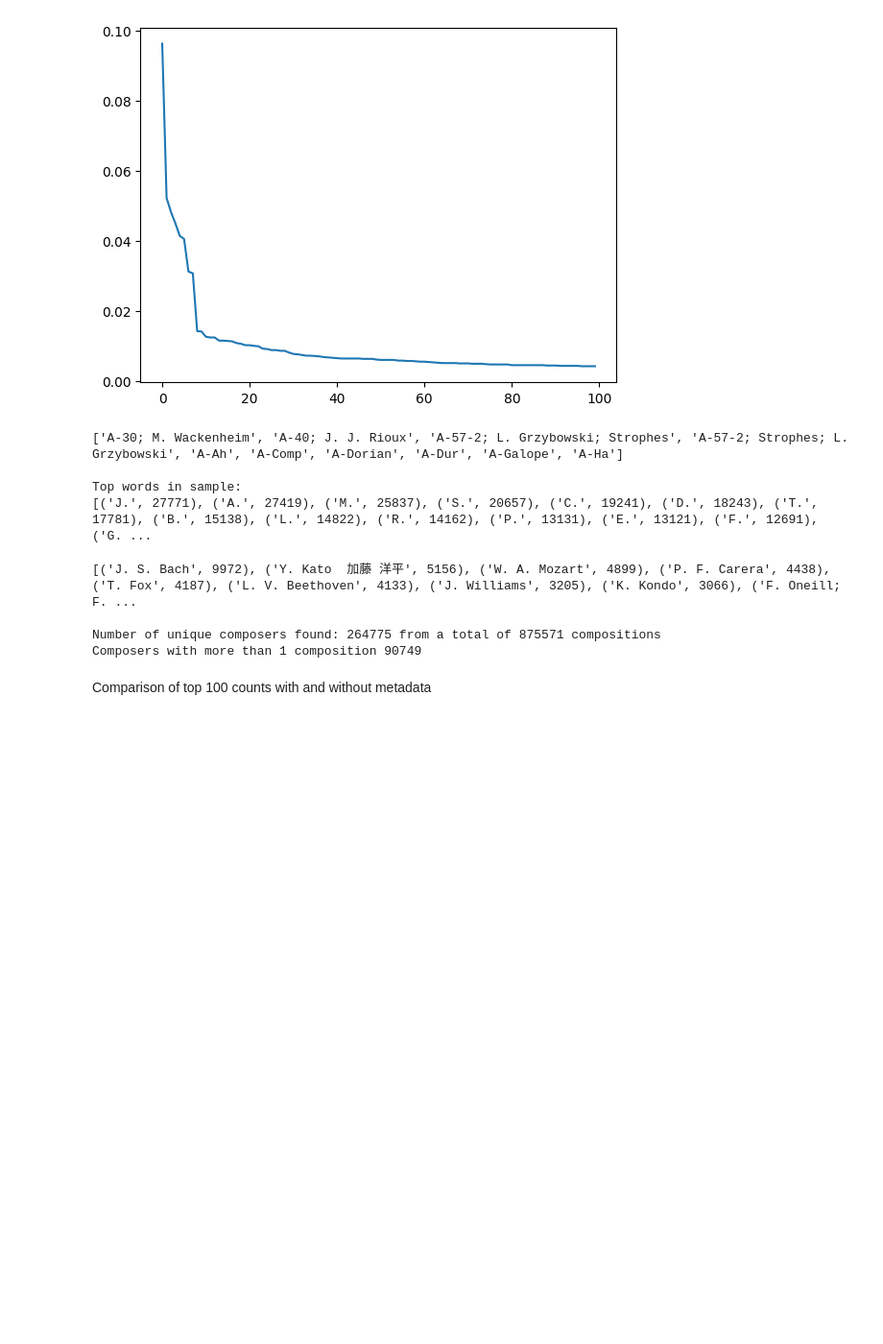
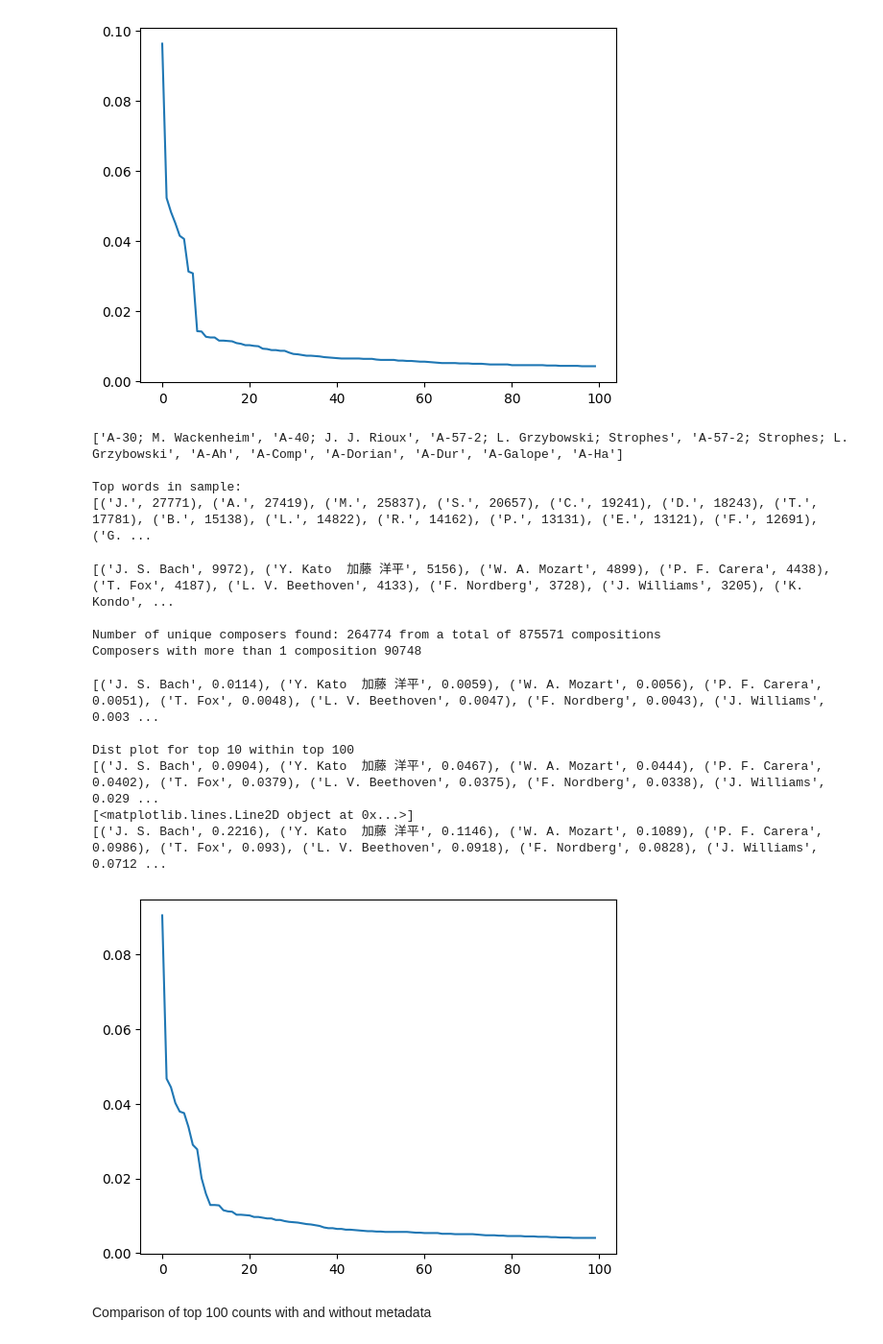
Before and after one commit to CS433-DCML-2022/ComposersClassifier, a Jupyter notebook: data/labelInspect.ipynb, the cells around one changed output. Shown at 96% size. Cells and saved outputs as stored; diff of their text form; code cells hidden in the pictures; blank space fills up the shorter version.

```diff
--- a/data/labelInspect.ipynb
+++ b/data/labelInspect.ipynb
@@ -16,7 +16,7 @@ csv.field_size_limit(sys.maxsize)
 with open("metadata.csv",'r') as meta:
     csvreader1 = csv.reader(fix_nulls(meta))
     for line in csvreader1:
-        if len(line[1])>1: compCountDirty+=1
+        if len(line[3])>1: compCountDirty+=1
         totalEntries+=1
 
 with open("slim_metadata.csv",'r') as labels:
@@ -101,17 +106,51 @@ with open("slim_all_fields_metadata.csv",'r') as labels:
         else:
             composerDictAll[line[1]] = 1
 
-sortedComposersByCount = sorted(composerDictAll.items(), key =lambda x : x[1], reverse=True)
-print(sortedComposersByCount[:50])
-print("\nNumber of unique composers found: " + str(len(sortedComposersByCount)) + " from a total of " + str(compCountSlimAll) + " compositions")
-print("Composers with more than 1 composition " + str(len([x for x in filter(lambda x: x[1]>1,sortedComposersByCount)])) )
+
+sortedComposersByCountAll = sorted(composerDictAll.items(), key =lambda x : x[1], reverse=True)
+sortedComposersByCountAll.remove(('F. Oneill; F. Nordberg', 2675))
+sortedComposersByCountAll.remove(('F. Nordberg', 1053))
+sortedComposersByCountAll.append(('F. Nordberg', 1053+2675))
+sortedComposersByCountAll = sorted(sortedComposersByCountAll, key =lambda x : x[1], reverse=True)
+
+
+print(sortedComposersByCountAll[:50])
+print("\nNumber of unique composers found: " + str(len(sortedComposersByCountAll)) + " from a total of " + str(compCountSlimAll) + " compositions")
+print("Composers with more than 1 composition " + str(len([x for x in filter(lambda x: x[1]>1,sortedComposersByCountAll)])) )
 
 # print(*sortedComposersByCount[:100], sep = "\n")
 # %% [output]
-[('J. S. Bach', 9972), ('Y. Kato  加藤 洋平', 5156), ('W. A. Mozart', 4899), ('P. F. Carera', 4438), ('T. Fox', 4187), ('L. V. Beethoven', 4133), ('J. Williams', 3205), ('K. Kondo', 3066), ('F. Oneill; F. ...
+[('J. S. Bach', 9972), ('Y. Kato  加藤 洋平', 5156), ('W. A. Mozart', 4899), ('P. F. Carera', 4438), ('T. Fox', 4187), ('L. V. Beethoven', 4133), ('F. Nordberg', 3728), ('J. Williams', 3205), ('K. Kondo', ...
 
-Number of unique composers found: 264775 from a total of 875571 compositions
-Composers with more than 1 composition 90749
+Number of unique composers found: 264774 from a total of 875571 compositions
+Composers with more than 1 composition 90748
+# %%
+
+
+sortedComposersByCountAll1Dist = [(x[0],round(x[1]/compCountSlimAll,4)) for x in sortedComposersByCountAll[:100]]
+distWithinTop100All = [(x[0],round(x[1]/sum([x[1] for x in sortedComposersByCountAll[:100]]),4)) for x in sortedComposersByCountAll[:100]]
+
+
+# print("count plot for top 10 within whole dataset")
+print(sortedComposersByCountAll1Dist[:10])
+# p1 = plt.plot([i for i,x in enumerate(sortedComposersByCount1[:100])],[x[1] for x in sortedComposersByCount1[:100]])
+# print(p1)
+
+print("\nDist plot for top 10 within top 100")
+print(distWithinTop100All[:10])
+p2 = plt.plot([i for i,x in enumerate(distWithinTop100All)],[x[1] for x in distWithinTop100All])
+print(p2)
+
+distWithinTop10All = [(x[0],round(x[1]/sum([x[1] for x in sortedComposersByCountAll[:10]]),4)) for x in sortedComposersByCountAll[:10]]
+print(distWithinTop10All)
+# %% [output]
+[('J. S. Bach', 0.0114), ('Y. Kato  加藤 洋平', 0.0059), ('W. A. Mozart', 0.0056), ('P. F. Carera', 0.0051), ('T. Fox', 0.0048), ('L. V. Beethoven', 0.0047), ('F. Nordberg', 0.0043), ('J. Williams', 0.003 ...
+
+Dist plot for top 10 within top 100
+[('J. S. Bach', 0.0904), ('Y. Kato  加藤 洋平', 0.0467), ('W. A. Mozart', 0.0444), ('P. F. Carera', 0.0402), ('T. Fox', 0.0379), ('L. V. Beethoven', 0.0375), ('F. Nordberg', 0.0338), ('J. Williams', 0.029 ...
+[<matplotlib.lines.Line2D object at 0x...>]
+[('J. S. Bach', 0.2216), ('Y. Kato  加藤 洋平', 0.1146), ('W. A. Mozart', 0.1089), ('P. F. Carera', 0.0986), ('T. Fox', 0.093), ('L. V. Beethoven', 0.0918), ('F. Nordberg', 0.0828), ('J. Williams', 0.0712 ...
+[figure, added]
 # %% [markdown]
 Comparison of top 100 counts with and without metadata
 # %%
```
Also changed, not shown: parts of 1 cell of this notebook, 2 other files.
